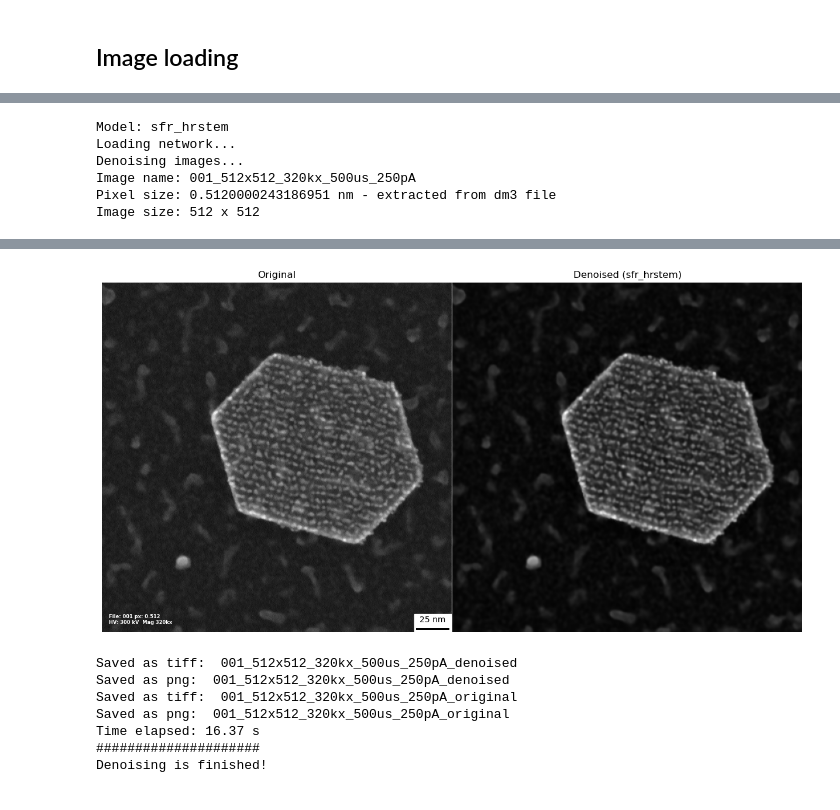
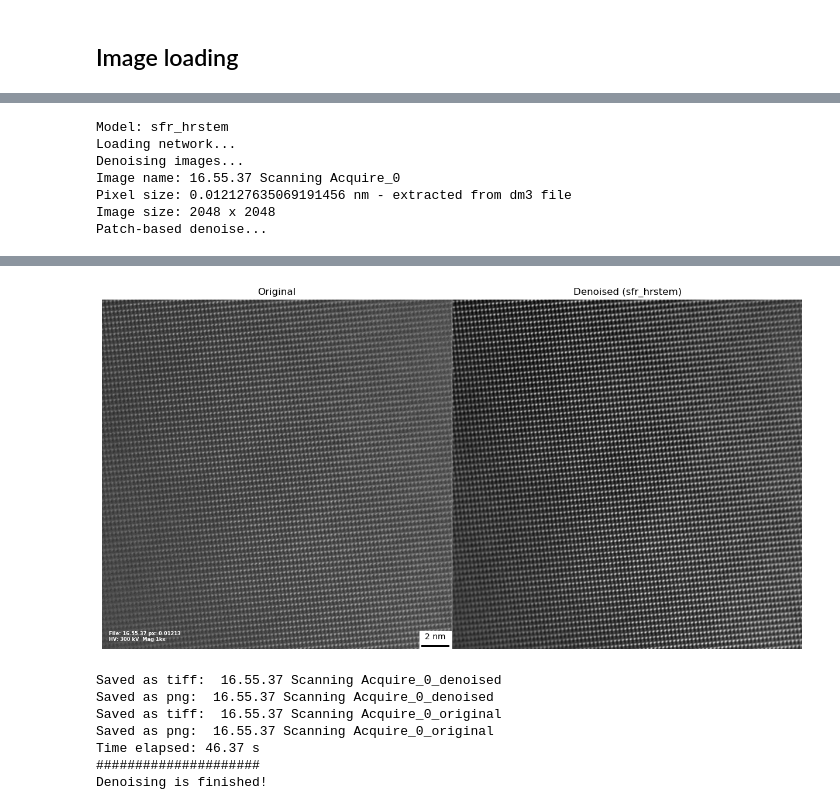
Before and after one commit to DexterChe/EM_images_denoising_workflows_by_NN, a Jupyter notebook: Single_image_DM_version.ipynb, the cells around one changed output, grey strips where cells are left out. Drawn from its saved outputs; the diff is of its cells as text; code cells hidden in the pictures.

```diff
--- a/Single_image_DM_version.ipynb
+++ b/Single_image_DM_version.ipynb
@@ -25,9 +25,8 @@ import tensorflow as tf
 # %%
 # * Specify the file to denoise
-image_file = '/Users/dmitrychezganov/Library/CloudStorage/SynologyDrive-Macbook1/Work_EMAT/Images4segmentation/EBIC_Sara/Sample 4/001_512x512_320kx_500us_250pA.dm3'
-# image_file = '/Volumes/industry/industry08/Microscope_data/Request 2024-05 (TiS2)/20240621 (TiS2_SSE_70_30 Osiris)/TEM_STEM/TEM/14.05.03 CCD Acquire.emi'
+image_file = '/images/dm3/16.55.37 Scanning Acquire_0.dm3'
 # * Specify the folder to save the results
-output_folder = '/Users/dmitrychezganov/Library/CloudStorage/SynologyDrive-Macbook1/Work_EMAT/Images4segmentation/EBIC_Sara/Sample 4/denoising_single image/'
+output_folder = '/images/dm3/denoising_single image/'
 
 # * Output folder
 folder_to_save = nn.make_folder(output_folder, 'denoised_images')
@@ -78,16 +80,18 @@ img = hs.load(image_file)
 # #* we use here artificial units and HT, mag is from the file name, px_size is unknown, can be changed later
 unit = 'nm'
 HT = 300
-mag = img.metadata.get_item('General.title').split('_')[2]
-# px_size = 1
+# change this value to the correct one or modify code to extract it from the file name
+mag_trimmed = 1
+# mag = img.metadata.get_item('General.title').split('_')[2]
+# # px_size = 1
 
-if mag.endswith('kx'):
-    mag_trimmed = int(mag[:-2])
-else:
-    mag_trimmed = str(mag[:-2])
-#! extraction of correct px size from the calibration file: can be xls list or extracted from file
-#* choose the option for pixel size extraction
-# px_size_chose_flag = 1 # for xls
+# if mag.endswith('kx'):
+#     mag_trimmed = int(mag[:-2])
+# else:
+#     mag_trimmed = str(mag[:-2])
+# #! extraction of correct px size from the calibration file: can be xls list or extracted from file
+# #* choose the option for pixel size extraction
+# # px_size_chose_flag = 1 # for xls
 px_size_chose_flag = 2 # for extracted from dm3 file
 
 if px_size_chose_flag == 1:
@@ -112,7 +116,8 @@ else:
     else:
         print(f'Pixel size: {px_size} {unit} - extracted from dm3 file')
 
-image=img.inav[0].data
+# image=img.inav[0].data
+image = img.data
 # * Check image size
 nx, ny = image.shape
 print(f'Image size: {nx} x {ny}')
@@ -197,6 +202,7 @@ print('Denoising is finished!')
 Model: sfr_hrstem
 Loading network...
 Denoising images...
-Image name: 001_512x512_320kx_500us_250pA
-Pixel size: 0.5120000243186951 nm - extracted from dm3 file
-Image size: 512 x 512
+Image name: 16.55.37 Scanning Acquire_0
+Pixel size: 0.012127635069191456 nm - extracted from dm3 file
+Image size: 2048 x 2048
+Patch-based denoise...
@@ -204,8 +224,8 @@ Image size: 512 x 512
-[figure, old version]
+[figure, new version]
-Saved as tiff:  001_512x512_320kx_500us_250pA_denoised
-Saved as png:  001_512x512_320kx_500us_250pA_denoised
-Saved as tiff:  001_512x512_320kx_500us_250pA_original
-Saved as png:  001_512x512_320kx_500us_250pA_original
-Time elapsed: 16.37 s
-#####################
-Denoising is finished!
+Saved as tiff:  16.55.37 Scanning Acquire_0_denoised
+Saved as png:  16.55.37 Scanning Acquire_0_denoised
+Saved as tiff:  16.55.37 Scanning Acquire_0_original
+Saved as png:  16.55.37 Scanning Acquire_0_original
+Time elapsed: 46.37 s
+#####################
+Denoising is finished!
```
Also changed, not shown: parts of 6 cells of this notebook.
